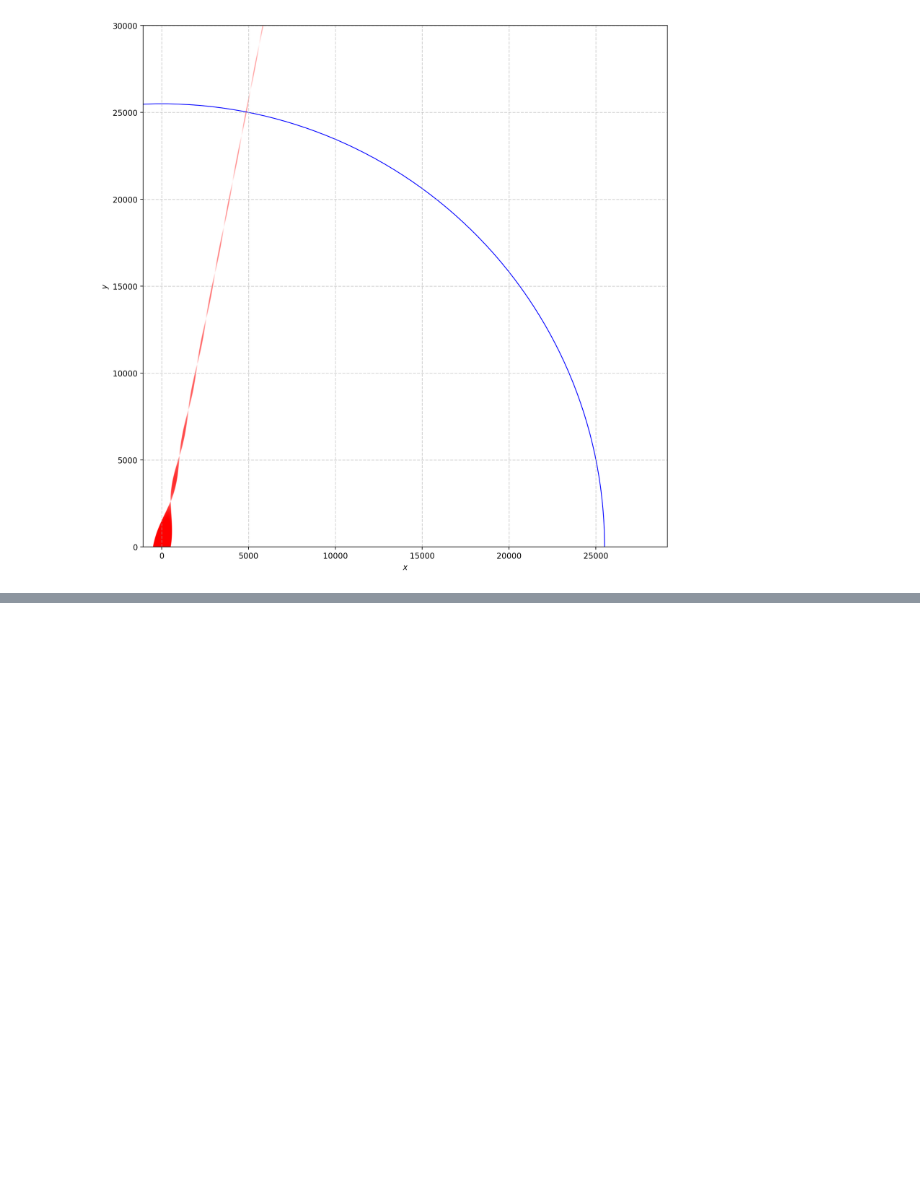
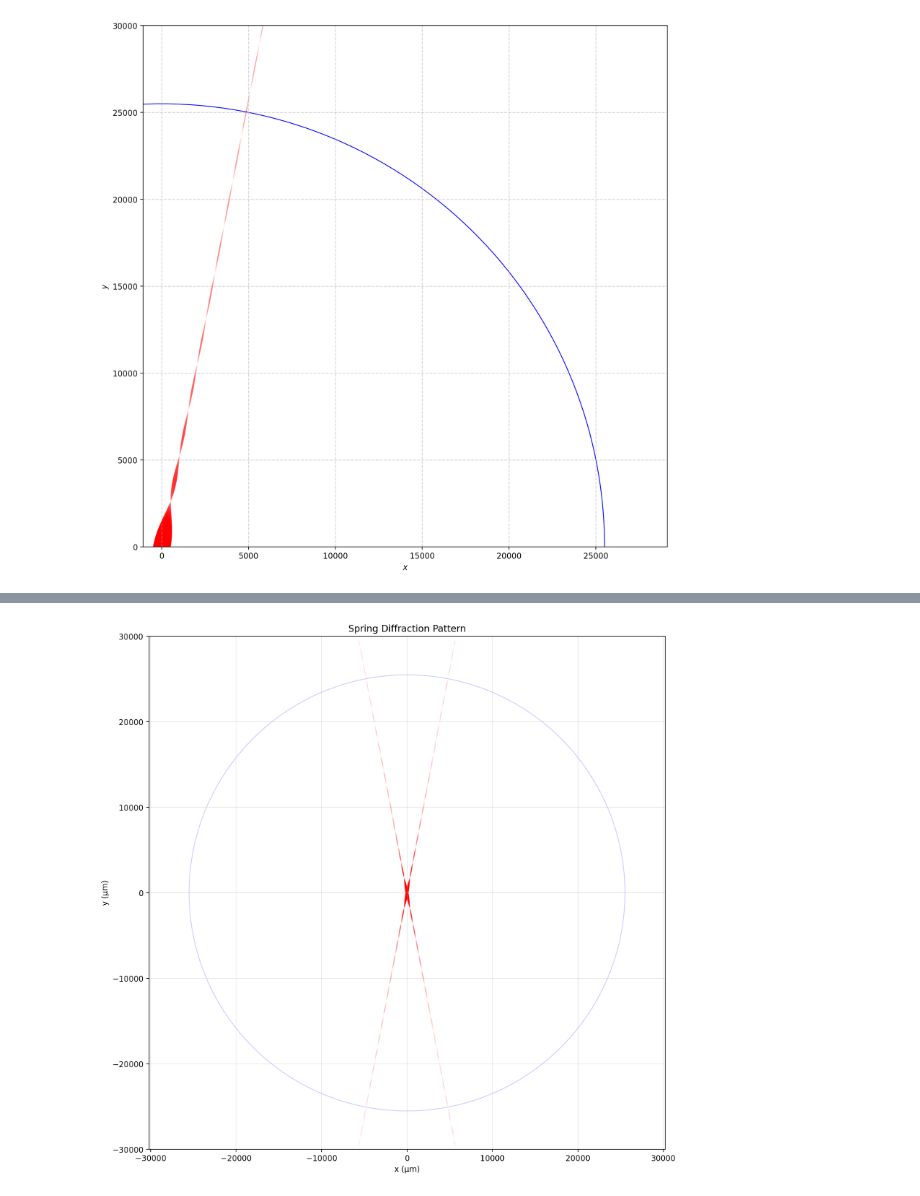
Before and after one commit to catastropiyush/pen-spring-diffraction, a Jupyter notebook: diffraction_answer.ipynb, the cells around one changed output, grey strips where cells are left out. Saved outputs shown, nothing was run; the diff lists cells and outputs as text; code cells hidden in the pictures; blank space fills up the shorter version.

```diff
--- a/diffraction_answer.ipynb
+++ b/diffraction_answer.ipynb
@@ -283,0 +424,8 @@ print(os.popen("cowsay 'Can MatLab do this?'").read())
+# %%
+create_diffraction_pattern(
+    slitWidth=3000,    # 3mm slit
+    wavelength=0.532,  # 532nm (green laser)
+    pitch_mm=3.0,      # different spring pitch
+    radius_mm=2.5      # different spring radius
+)
+# %% [output]
@@ -283,0 +433 @@ print(os.popen("cowsay 'Can MatLab do this?'").read())
+[figure, added]
```
Also changed, not shown: parts of 6 cells of this notebook.
